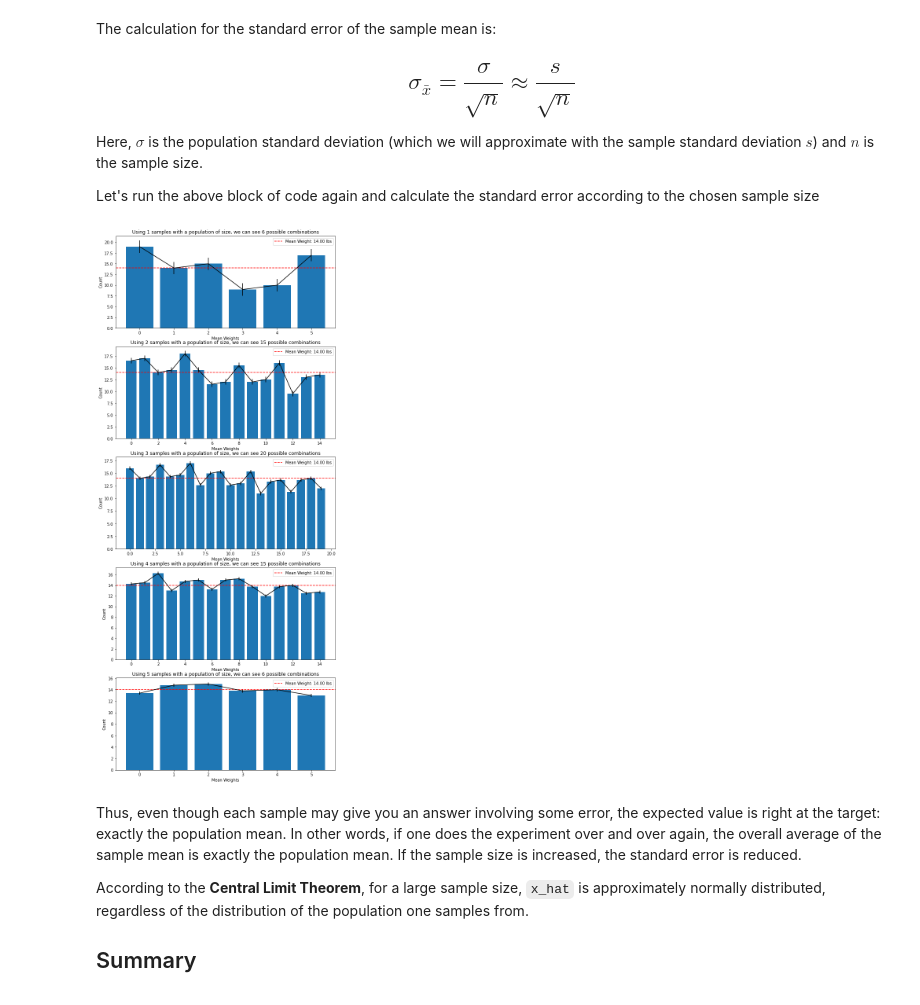
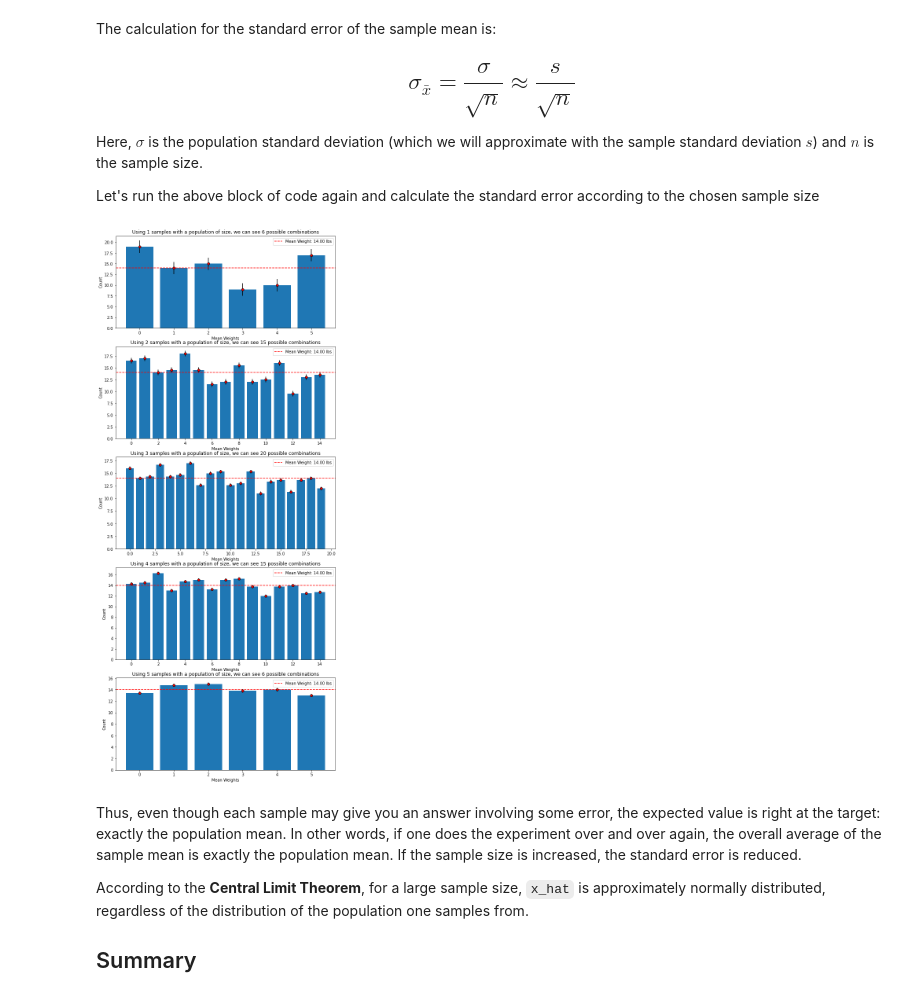
Before and after one commit to Peter-Kimani67/dsc-sampling-statistics-lab, a Jupyter notebook: index.ipynb, the cells around one changed output. Drawn from its saved outputs; the diff is of its cells as text; code cells hidden in the pictures.

```diff
--- a/index.ipynb
+++ b/index.ipynb
@@ -377,35 +377,35 @@ means_list = []
 combs_list = []
 err_list = []
 # Create a for loop with changing sample sizes
 fig,ax = plt.subplots(5,figsize=(10,25))
 m = 0
 for n in range(5):
     n += 1
     combs = list(itertools.combinations(pumpkin_dict.keys(),n))
     combs, means = sample_means(n, pumpkin_dict)
 
     means_list.append(means)
     combs_list.append(combs)
 
 
     # Calculate and append the standard error by dividing sample means with square root of sample size
     err = np.std(means)/np.sqrt(len(means))
     err_list.append(err)
 
 
     # Visualize sample spread and standard error values for each sample
     x,y = (range(len(means)),means)
     ax[m].bar(x,y)
     ax[m].set_title(f'Using {n} samples with a population of size, we can see {len(combs)} possible combinations')
     ax[m].set_xlabel('Mean Weights')
     ax[m].set_ylabel('Count')
-    ax[m].errorbar(x,y,yerr=err,color='k')
+    ax[m].errorbar(x,y,yerr=err,color='k',fmt='o',markerfacecolor='r')
     ax[m].axhline(mu, color='red', linestyle='--', label=f'Mean Weight: {mu:.2f} lbs')
     ax[m].legend()
 
     m += 1
 # %% [output]
-[figure, old version]
+[figure, new version]
 # %% [markdown]
 Thus, even though each sample may give you an answer involving some error, the expected value is right at the target: exactly the population mean. In other words, if one does the experiment over and over again, the overall average of the sample mean is exactly the population mean. If the sample size is increased, the standard error is reduced.
 
```
